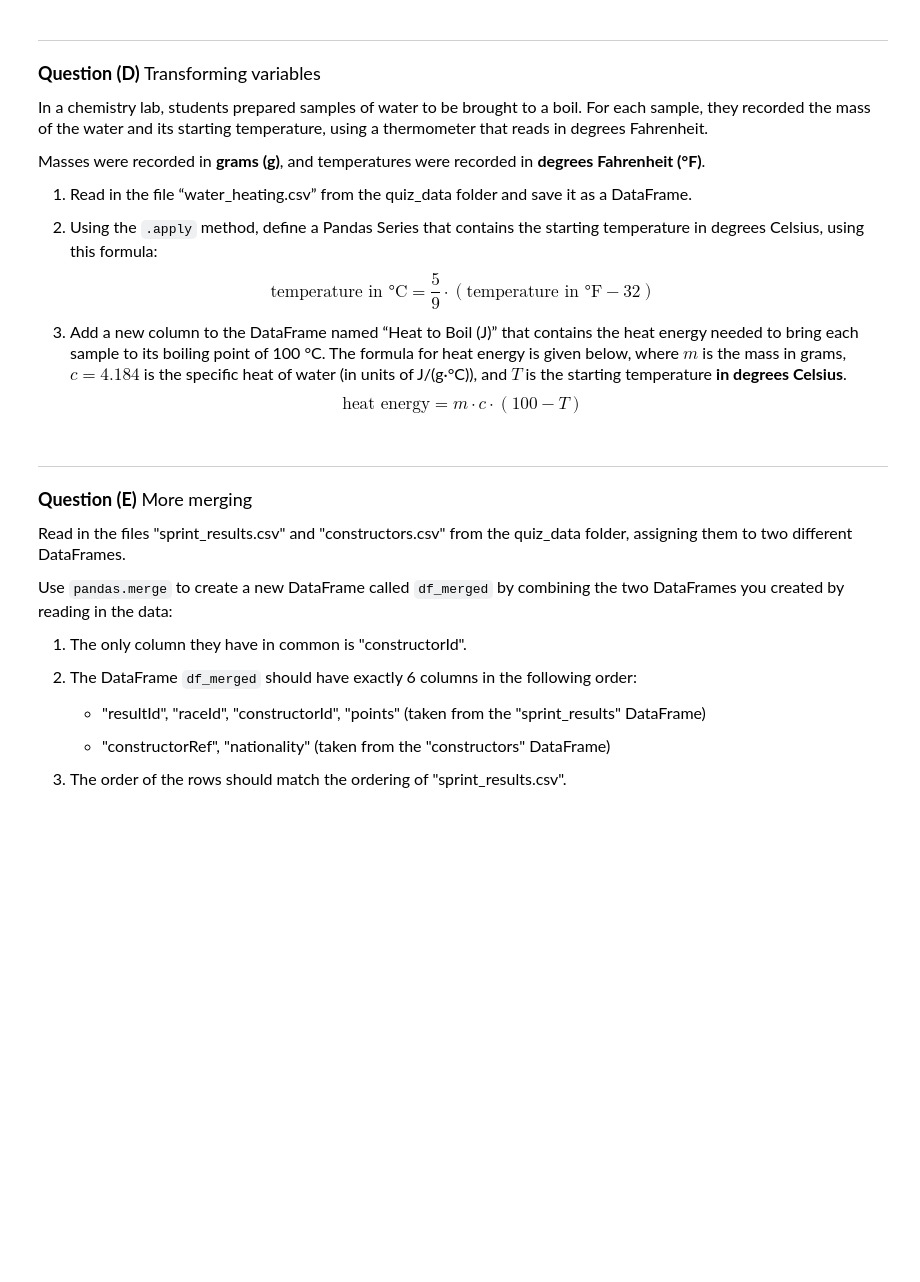
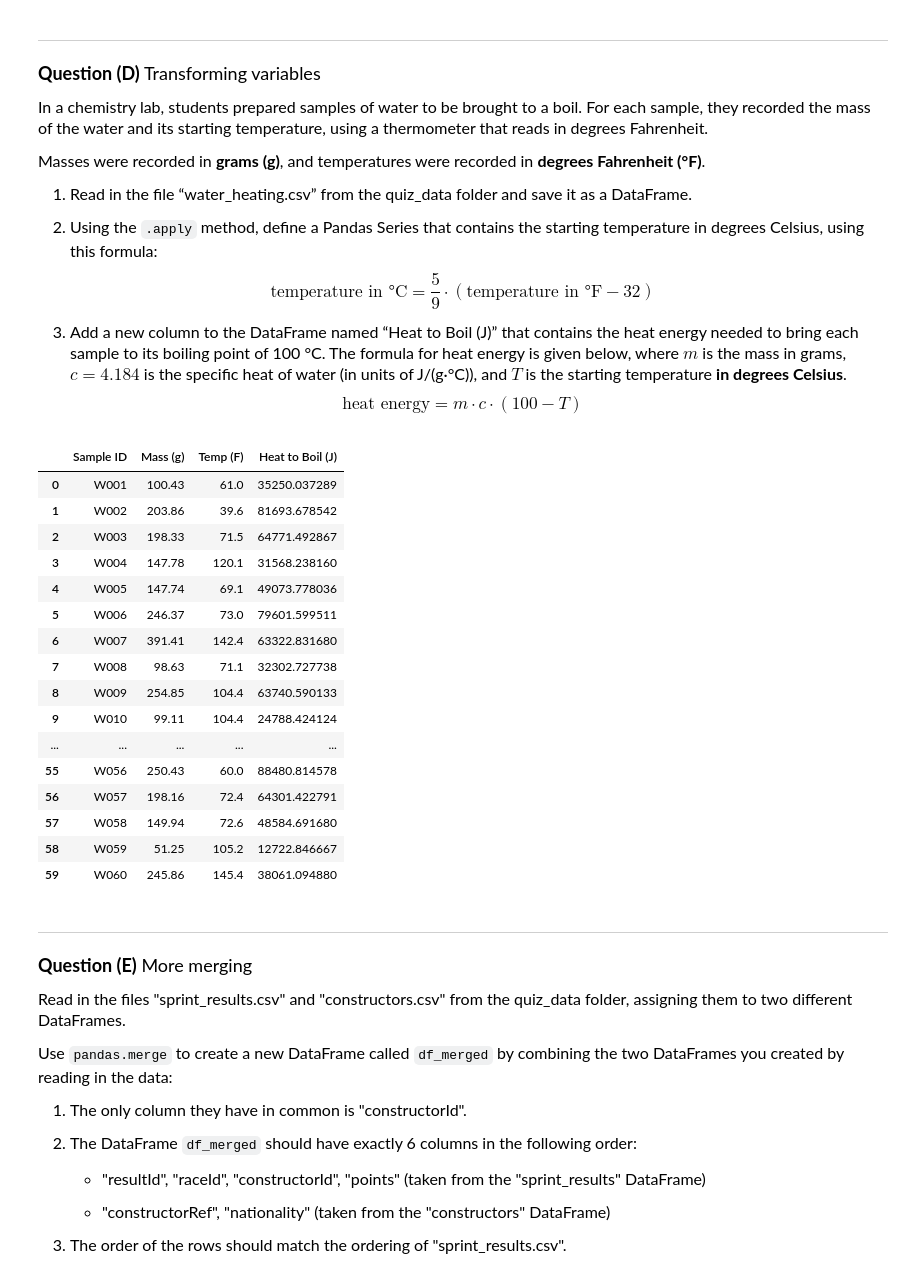
Before and after one commit to taddcavanaugh-arch/datasci151fall2026, a Jupyter notebook: _quizzes/quiz_4/quiz_4.ipynb, the cells around one changed output. Saved outputs shown, nothing was run; the diff lists cells and outputs as text; code cells hidden in the pictures; blank space fills up the shorter version.

```diff
--- a/_quizzes/quiz_4/quiz_4.ipynb
+++ b/_quizzes/quiz_4/quiz_4.ipynb
@@ -103,6 +182,38 @@ $$ \textrm{temperature in °C} = \frac{5}{9} \cdot (\textrm{temperature in °F}
 $$ \textrm{heat energy} = m \cdot c \cdot (100 - T)$$
 # %%
 # Your code here
+waterheating_df = pd.read_csv("quiz_data/water_heating.csv")
+
+def f_to_c(f):
+    return (5/9)*(f-32)
+
+temperature_f = waterheating_df["Temp (F)"]
+temperature_c = temperature_f.apply(f_to_c)
+temperature_c.name = "Temp (C)"
+
+
+waterheating_df["Heat to Boil (J)"] = (waterheating_df["Mass (g)"] * 4.184 ) * (100 - temperature_c)
+
+
+display(waterheating_df)
+# %% [output]
+|  | Sample ID | Mass (g) | Temp (F) | Heat to Boil (J) |
+| 0 | W001 | 100.43 | 61.0 | 35250.037289 |
+| 1 | W002 | 203.86 | 39.6 | 81693.678542 |
+| 2 | W003 | 198.33 | 71.5 | 64771.492867 |
+| 3 | W004 | 147.78 | 120.1 | 31568.238160 |
+| 4 | W005 | 147.74 | 69.1 | 49073.778036 |
+| 5 | W006 | 246.37 | 73.0 | 79601.599511 |
+| 6 | W007 | 391.41 | 142.4 | 63322.831680 |
+| 7 | W008 | 98.63 | 71.1 | 32302.727738 |
+| 8 | W009 | 254.85 | 104.4 | 63740.590133 |
+| 9 | W010 | 99.11 | 104.4 | 24788.424124 |
+| ... | ... | ... | ... | ... |
+| 55 | W056 | 250.43 | 60.0 | 88480.814578 |
+| 56 | W057 | 198.16 | 72.4 | 64301.422791 |
+| 57 | W058 | 149.94 | 72.6 | 48584.691680 |
+| 58 | W059 | 51.25 | 105.2 | 12722.846667 |
+| 59 | W060 | 245.86 | 145.4 | 38061.094880 |
 # %% [markdown]
 ______________________
 
```
Also changed, not shown: parts of 5 cells of this notebook, 1 other file.
